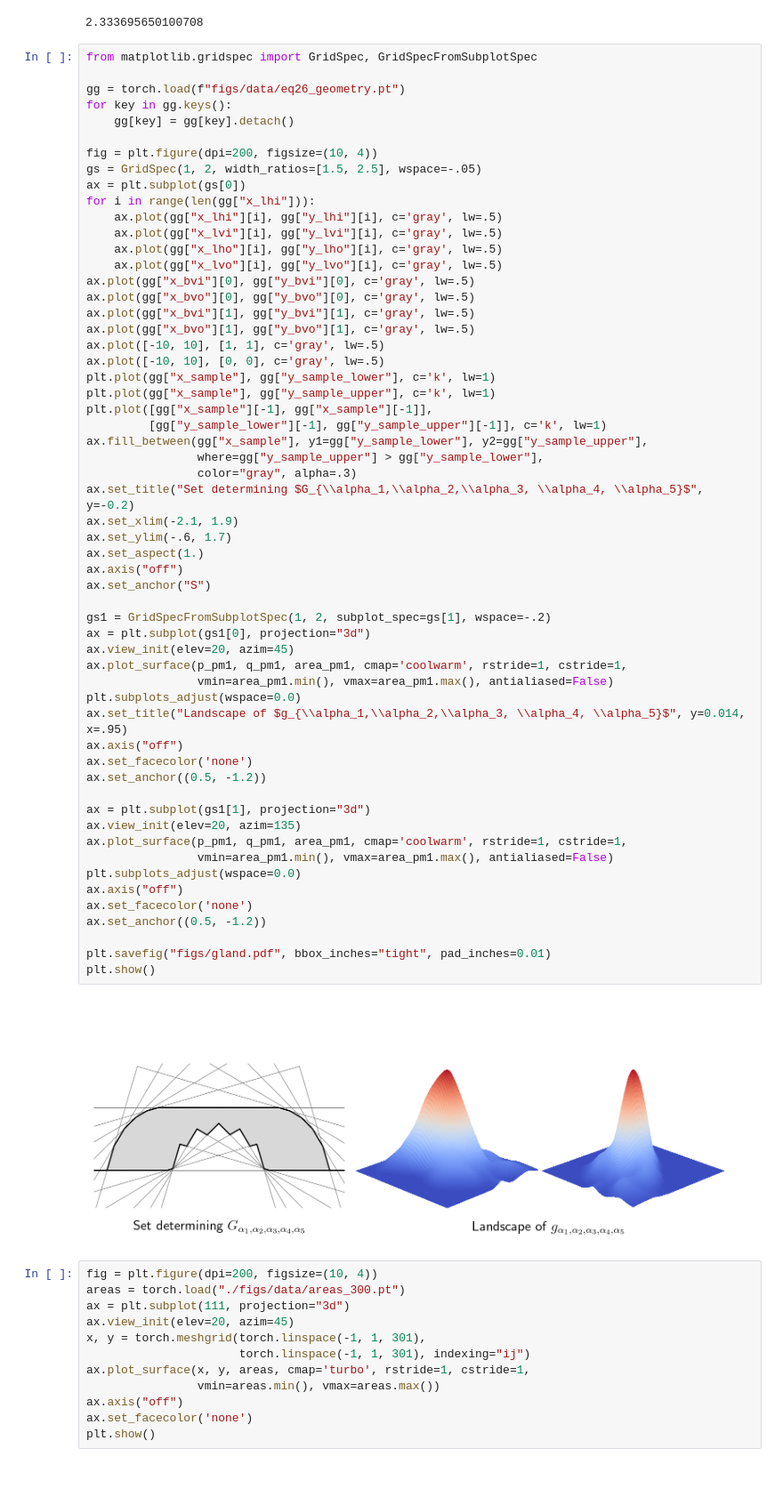
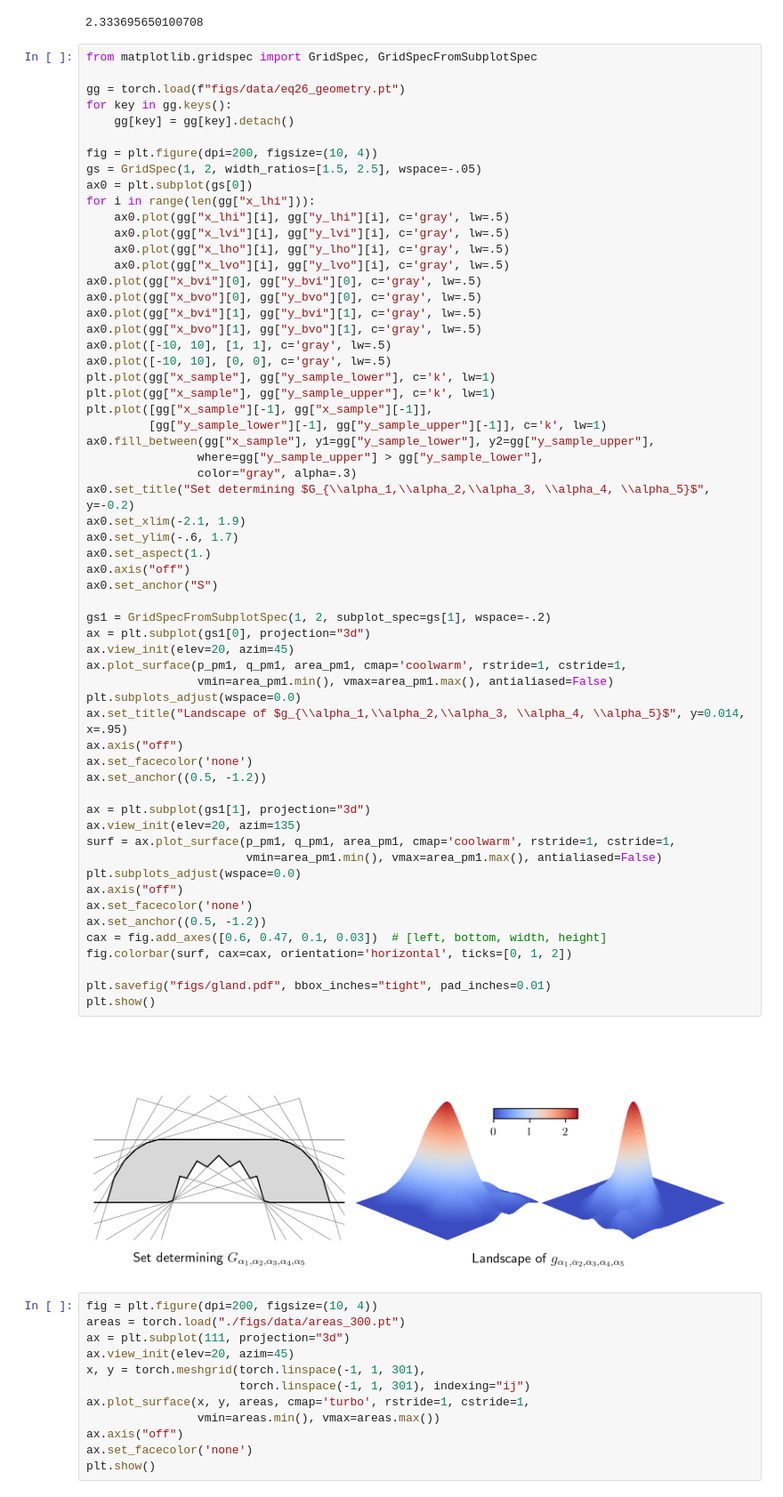
Before and after one commit to kuangdai/sofa, a Jupyter notebook: paper.ipynb, the cells around one changed output. Shown at 89% size. Drawn from its saved outputs; the diff is of its cells as text.

Commit message:
colorbar

```diff
--- a/paper.ipynb
+++ b/paper.ipynb
@@ -659,56 +659,58 @@ for key in gg.keys():
 
 fig = plt.figure(dpi=200, figsize=(10, 4))
 gs = GridSpec(1, 2, width_ratios=[1.5, 2.5], wspace=-.05)
-ax = plt.subplot(gs[0])
+ax0 = plt.subplot(gs[0])
 for i in range(len(gg["x_lhi"])):
-    ax.plot(gg["x_lhi"][i], gg["y_lhi"][i], c='gray', lw=.5)
-    ax.plot(gg["x_lvi"][i], gg["y_lvi"][i], c='gray', lw=.5)
-    ax.plot(gg["x_lho"][i], gg["y_lho"][i], c='gray', lw=.5)
-    ax.plot(gg["x_lvo"][i], gg["y_lvo"][i], c='gray', lw=.5)
-ax.plot(gg["x_bvi"][0], gg["y_bvi"][0], c='gray', lw=.5)
-ax.plot(gg["x_bvo"][0], gg["y_bvo"][0], c='gray', lw=.5)
-ax.plot(gg["x_bvi"][1], gg["y_bvi"][1], c='gray', lw=.5)
-ax.plot(gg["x_bvo"][1], gg["y_bvo"][1], c='gray', lw=.5)
-ax.plot([-10, 10], [1, 1], c='gray', lw=.5)
-ax.plot([-10, 10], [0, 0], c='gray', lw=.5)
+    ax0.plot(gg["x_lhi"][i], gg["y_lhi"][i], c='gray', lw=.5)
+    ax0.plot(gg["x_lvi"][i], gg["y_lvi"][i], c='gray', lw=.5)
+    ax0.plot(gg["x_lho"][i], gg["y_lho"][i], c='gray', lw=.5)
+    ax0.plot(gg["x_lvo"][i], gg["y_lvo"][i], c='gray', lw=.5)
+ax0.plot(gg["x_bvi"][0], gg["y_bvi"][0], c='gray', lw=.5)
+ax0.plot(gg["x_bvo"][0], gg["y_bvo"][0], c='gray', lw=.5)
+ax0.plot(gg["x_bvi"][1], gg["y_bvi"][1], c='gray', lw=.5)
+ax0.plot(gg["x_bvo"][1], gg["y_bvo"][1], c='gray', lw=.5)
+ax0.plot([-10, 10], [1, 1], c='gray', lw=.5)
+ax0.plot([-10, 10], [0, 0], c='gray', lw=.5)
 plt.plot(gg["x_sample"], gg["y_sample_lower"], c='k', lw=1)
 plt.plot(gg["x_sample"], gg["y_sample_upper"], c='k', lw=1)
 plt.plot([gg["x_sample"][-1], gg["x_sample"][-1]],
          [gg["y_sample_lower"][-1], gg["y_sample_upper"][-1]], c='k', lw=1)
-ax.fill_between(gg["x_sample"], y1=gg["y_sample_lower"], y2=gg["y_sample_upper"],
+ax0.fill_between(gg["x_sample"], y1=gg["y_sample_lower"], y2=gg["y_sample_upper"],
                 where=gg["y_sample_upper"] > gg["y_sample_lower"],
                 color="gray", alpha=.3)
-ax.set_title("Set determining $G_{\\alpha_1,\\alpha_2,\\alpha_3, \\alpha_4, \\alpha_5}$", y=-0.2)
-ax.set_xlim(-2.1, 1.9)
-ax.set_ylim(-.6, 1.7)
-ax.set_aspect(1.)
-ax.axis("off")
-ax.set_anchor("S")
+ax0.set_title("Set determining $G_{\\alpha_1,\\alpha_2,\\alpha_3, \\alpha_4, \\alpha_5}$", y=-0.2)
+ax0.set_xlim(-2.1, 1.9)
+ax0.set_ylim(-.6, 1.7)
+ax0.set_aspect(1.)
+ax0.axis("off")
+ax0.set_anchor("S")
 
 gs1 = GridSpecFromSubplotSpec(1, 2, subplot_spec=gs[1], wspace=-.2)
 ax = plt.subplot(gs1[0], projection="3d")
 ax.view_init(elev=20, azim=45)
 ax.plot_surface(p_pm1, q_pm1, area_pm1, cmap='coolwarm', rstride=1, cstride=1,
                 vmin=area_pm1.min(), vmax=area_pm1.max(), antialiased=False)
 plt.subplots_adjust(wspace=0.0)
 ax.set_title("Landscape of $g_{\\alpha_1,\\alpha_2,\\alpha_3, \\alpha_4, \\alpha_5}$", y=0.014, x=.95)
 ax.axis("off")
 ax.set_facecolor('none')
 ax.set_anchor((0.5, -1.2))
 
 ax = plt.subplot(gs1[1], projection="3d")
 ax.view_init(elev=20, azim=135)
-ax.plot_surface(p_pm1, q_pm1, area_pm1, cmap='coolwarm', rstride=1, cstride=1,
-                vmin=area_pm1.min(), vmax=area_pm1.max(), antialiased=False)
+surf = ax.plot_surface(p_pm1, q_pm1, area_pm1, cmap='coolwarm', rstride=1, cstride=1,
+                       vmin=area_pm1.min(), vmax=area_pm1.max(), antialiased=False)
 plt.subplots_adjust(wspace=0.0)
 ax.axis("off")
 ax.set_facecolor('none')
 ax.set_anchor((0.5, -1.2))
+cax = fig.add_axes([0.6, 0.47, 0.1, 0.03])  # [left, bottom, width, height]
+fig.colorbar(surf, cax=cax, orientation='horizontal', ticks=[0, 1, 2])
 
 plt.savefig("figs/gland.pdf", bbox_inches="tight", pad_inches=0.01)
 plt.show()
 # %% [output]
-[figure, old version]
+[figure, new version]
 # %%
 fig = plt.figure(dpi=200, figsize=(10, 4))
 areas = torch.load("./figs/data/areas_300.pt")
```
Also changed, not shown: 1 other file.
